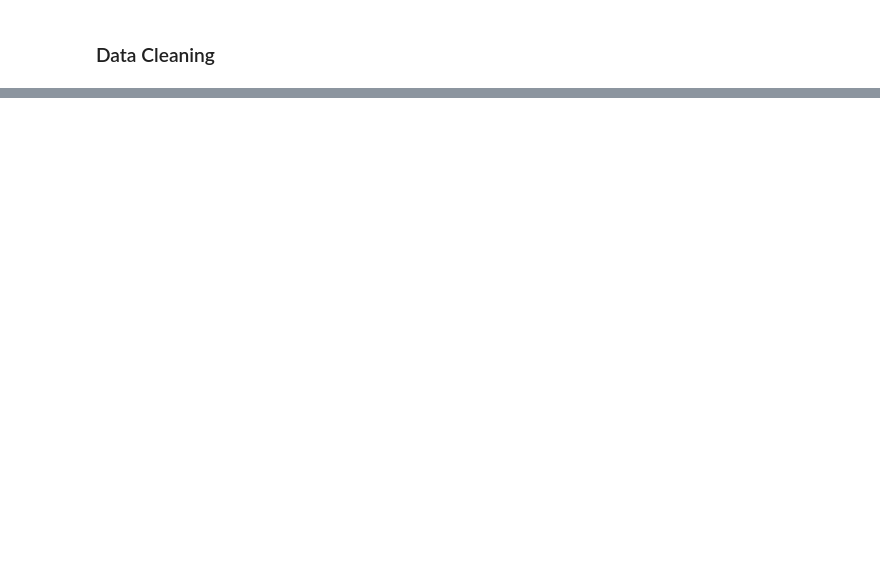
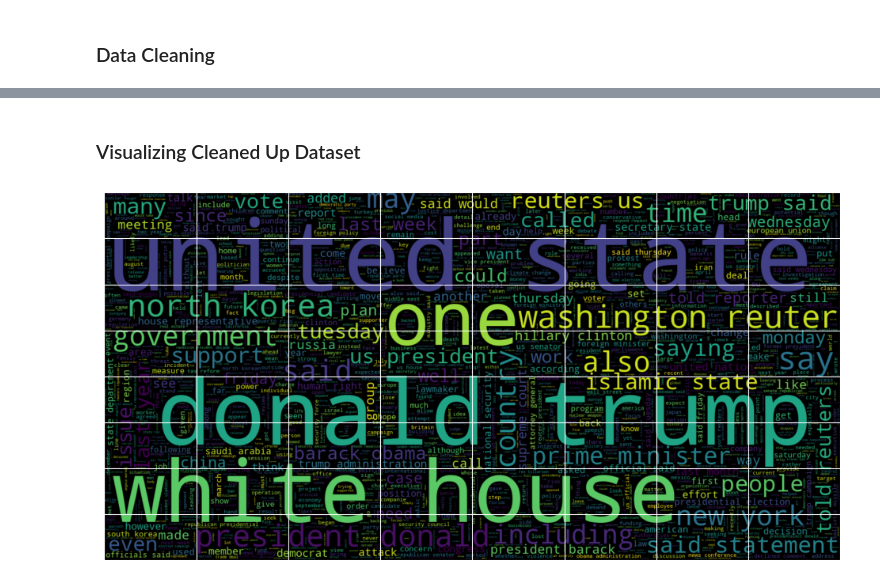
Before and after one commit to JammalAdeyemi/FakeNews_detection, a Jupyter notebook: Notebook/model.ipynb, the cells around one changed output, grey strips where cells are left out. Drawn from its saved outputs; the diff is of its cells as text; code cells hidden in the pictures; blank space fills up the shorter version.

Commit message:
data_cleaning

```diff
--- a/Notebook/model.ipynb
+++ b/Notebook/model.ipynb
@@ -332,0 +324,5 @@ def denoise_text(text):
+# %%
+# Remove Punctuation marks
+tokenizer = RegexpTokenizer(r'\w+')
+tokens = [["".join(tokenizer.tokenize(word)) for word in t
+           if len(tokenizer.tokenize(word)) > 0] for t in tqdm(tokens)]
@@ -332,0 +349,2 @@ def denoise_text(text):
+# %%
+df_train["clean_tokens"] = tokens
@@ -332,0 +371,2 @@ def denoise_text(text):
+# %%
+clean_text = [" ".join(news) for news in tqdm(tokens)]
@@ -332,0 +377,4 @@ def denoise_text(text):
+# %%
+# Joining The Words Into A String
+df_train["clean_text"] = clean_text
+df_train.head(2)
@@ -332,0 +385,15 @@ def denoise_text(text):
+# %% [markdown]
+### Visualizing Cleaned Up Dataset
+# %%
+# Plotting The Word Cloud For Text That Is Real
+plt.figure(figsize = (12,12))
+
+wc = WordCloud(max_words = 2000,
+               width = 1600,
+               height = 800,
+               stopwords = stop_words).generate(" ".join(df_train[df_train["label"] == "Real"].clean_text))
+
+plt.tick_params(labelleft=False, labelbottom=False)
+plt.imshow(wc, interpolation = "bilinear");
+# %% [output]
+[figure, added]
```
Also changed, not shown: parts of 20 cells of this notebook.
